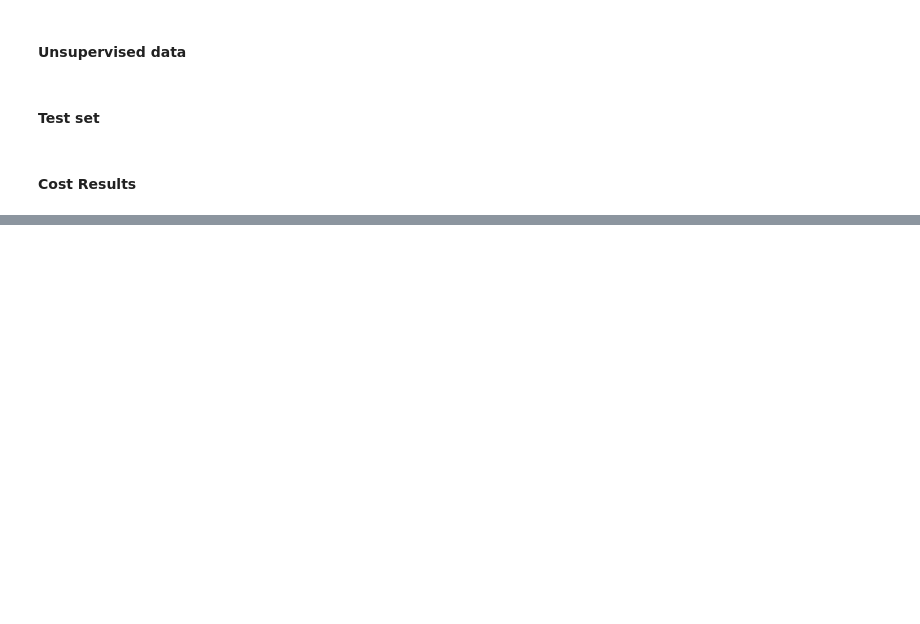
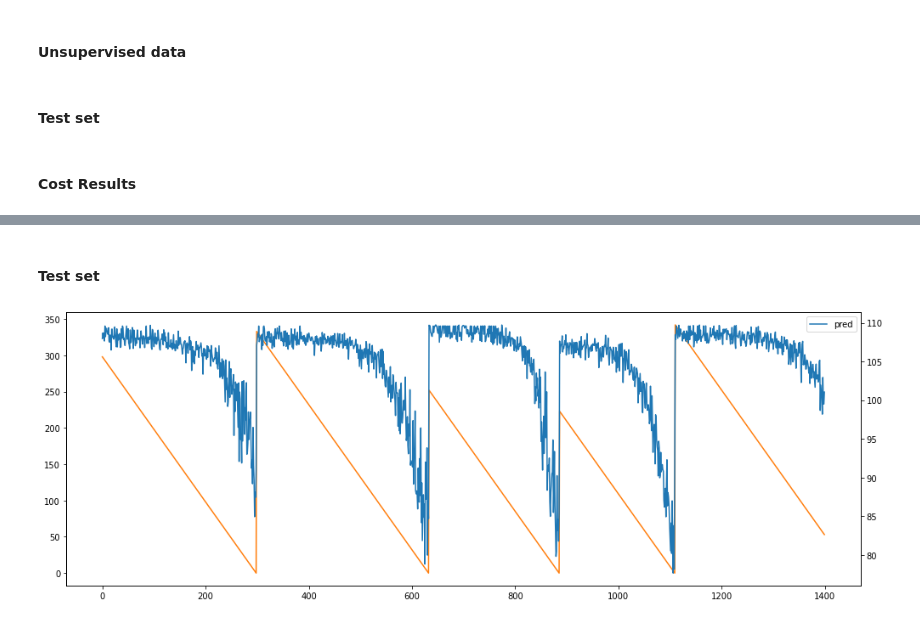
Before and after one commit to qnozo/AI_in_Industry_project, a Jupyter notebook: notebooks/RUL-based_maintenance_policies.ipynb.ipynb, the cells around one changed output, grey strips where cells are left out. Saved outputs shown, nothing was run; the diff lists cells and outputs as text; code cells hidden in the pictures; blank space fills up the shorter version.

```diff
--- a/notebooks/RUL-based_maintenance_policies.ipynb.ipynb
+++ b/notebooks/RUL-based_maintenance_policies.ipynb.ipynb
@@ -221,0 +246,7 @@ print(f'Optimal threshold for the training set: {trs_thr}')
+# %% [markdown]
+#### Test set
+# %%
+ts_pred = nn3.predict(ts_s[dt_in]).ravel() * trmaxrul
+utils.plot_rul(ts_pred[:stop], ts["rul"].iloc[:stop], same_scale=False, figsize=figsize)
+# %% [output]
+[figure, added]
```
Also changed, not shown: parts of 12 cells of this notebook.
